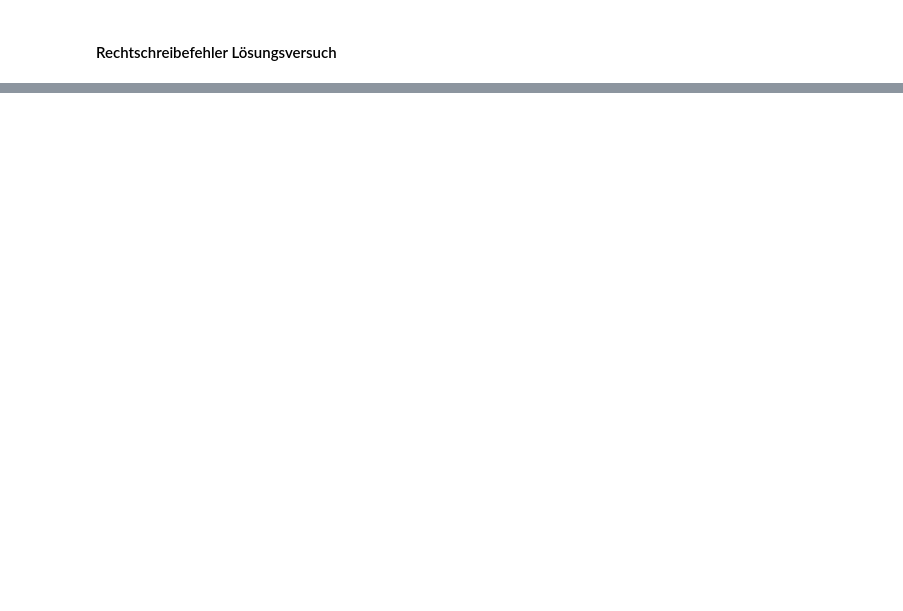
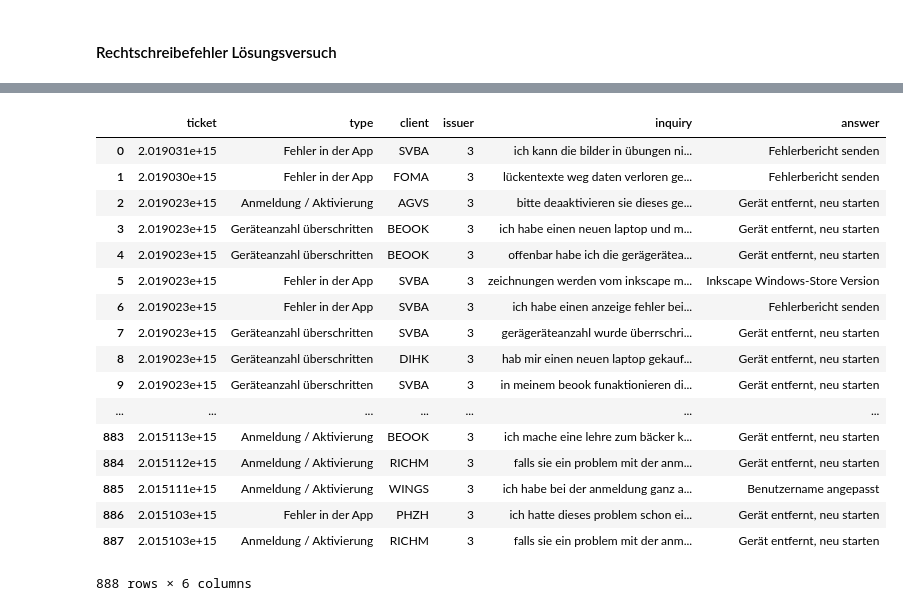
Before and after one commit to bda-19fs/bda-chatbot, a Jupyter notebook: 03_implementation/03_correct_grammar_ionesoft/correct_ionesoft_grammar.ipynb, the cells around one changed output, grey strips where cells are left out. Saved outputs shown, nothing was run; the diff lists cells and outputs as text; code cells hidden in the pictures; blank space fills up the shorter version.

Commit message:
add correct grammar notebook

```diff
--- a/03_implementation/03_correct_grammar_ionesoft/correct_ionesoft_grammar.ipynb
+++ b/03_implementation/03_correct_grammar_ionesoft/correct_ionesoft_grammar.ipynb
@@ -59,0 +55,7 @@ with open('ionesoft_grammar_corrected.csv', 'w') as f:
+# %%
+import csv
+
+with open('ionesoft_grammar_manual_correction.csv', mode='r', ) as f:
+    corrected_dict = dict(filter(None, csv.reader(f, delimiter=';')))
+
+len(corrected_dict) - 1
@@ -59,0 +64,7 @@ with open('ionesoft_grammar_corrected.csv', 'w') as f:
+# %%
+import pandas as pd
+
+filename = './ionesoft_tickets.csv'
+
+tickets = pd.read_csv(filename, sep=',', encoding='ansi')
+tickets.head()
@@ -59,0 +78,3 @@ with open('ionesoft_grammar_corrected.csv', 'w') as f:
+# %%
+for k in corrected_dict.keys():
+    tickets['inquiry'] = tickets['inquiry'].str.replace(k, corrected_dict[k], regex=False)
@@ -59,0 +83,21 @@ with open('ionesoft_grammar_corrected.csv', 'w') as f:
+# %%
+tickets
+# %% [output]
+|  | ticket | type | client | issuer | inquiry | answer |
+| 0 | 2.019031e+15 | Fehler in der App | SVBA | 3 | ich kann die bilder in übungen ni... | Fehlerbericht senden |
+| 1 | 2.019030e+15 | Fehler in der App | FOMA | 3 | lückentexte weg daten verloren ge... | Fehlerbericht senden |
+| 2 | 2.019023e+15 | Anmeldung / Aktivierung | AGVS | 3 | bitte deaaktivieren sie dieses ge... | Gerät entfernt, neu starten |
+| 3 | 2.019023e+15 | Geräteanzahl überschritten | BEOOK | 3 | ich habe einen neuen laptop und m... | Gerät entfernt, neu starten |
+| 4 | 2.019023e+15 | Geräteanzahl überschritten | BEOOK | 3 | offenbar habe ich die gerägerätea... | Gerät entfernt, neu starten |
+| 5 | 2.019023e+15 | Fehler in der App | SVBA | 3 | zeichnungen werden vom inkscape m... | Inkscape Windows-Store Version |
+| 6 | 2.019023e+15 | Fehler in der App | SVBA | 3 | ich habe einen anzeige fehler bei... | Fehlerbericht senden |
+| 7 | 2.019023e+15 | Geräteanzahl überschritten | SVBA | 3 | gerägeräteanzahl wurde überrschri... | Gerät entfernt, neu starten |
+| 8 | 2.019023e+15 | Geräteanzahl überschritten | DIHK | 3 | hab mir einen neuen laptop gekauf... | Gerät entfernt, neu starten |
+| 9 | 2.019023e+15 | Geräteanzahl überschritten | SVBA | 3 | in meinem beook funaktionieren di... | Gerät entfernt, neu starten |
+| ... | ... | ... | ... | ... | ... | ... |
+| 883 | 2.015113e+15 | Anmeldung / Aktivierung | BEOOK | 3 | ich mache eine lehre zum bäcker k... | Gerät entfernt, neu starten |
+| 884 | 2.015112e+15 | Anmeldung / Aktivierung | RICHM | 3 | falls sie ein problem mit der anm... | Gerät entfernt, neu starten |
+| 885 | 2.015111e+15 | Anmeldung / Aktivierung | WINGS | 3 | ich habe bei der anmeldung ganz a... | Benutzername angepasst |
+| 886 | 2.015103e+15 | Fehler in der App | PHZH | 3 | ich hatte dieses problem schon ei... | Gerät entfernt, neu starten |
+| 887 | 2.015103e+15 | Anmeldung / Aktivierung | RICHM | 3 | falls sie ein problem mit der anm... | Gerät entfernt, neu starten |
+888 rows × 6 columns
```
Also changed, not shown: parts of 8 cells of this notebook, 2 other files.
